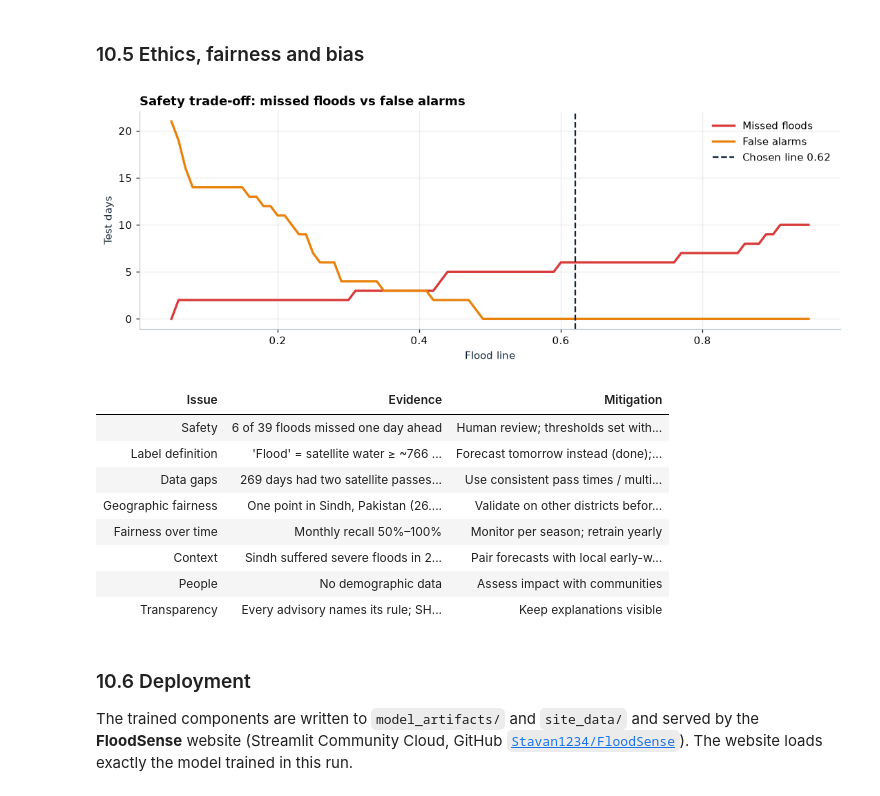
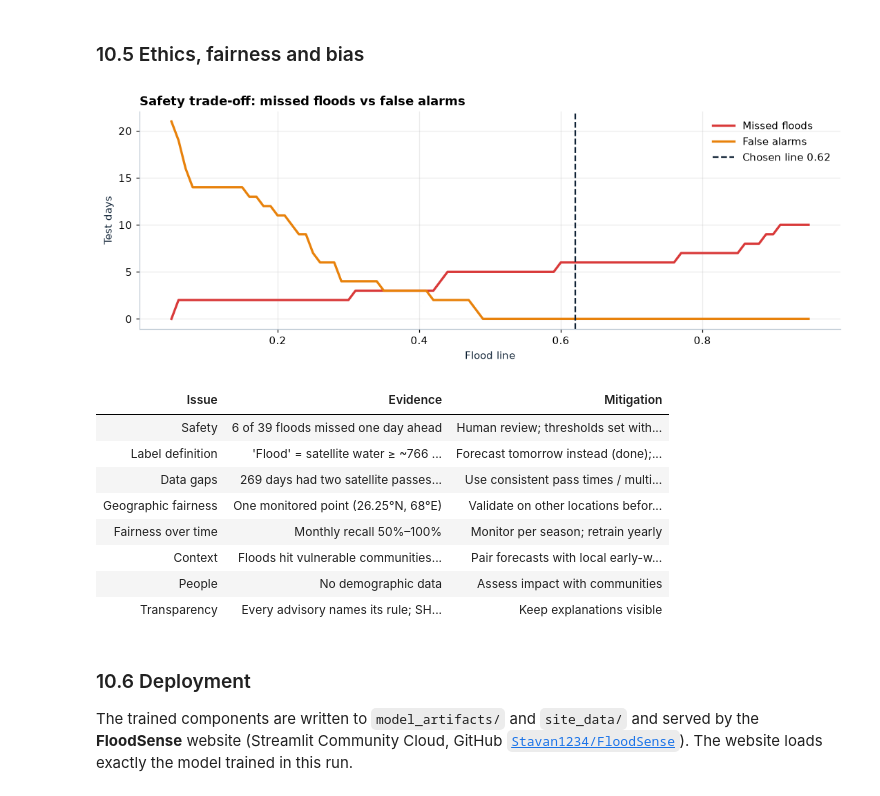
Before and after one commit to Stavan1234/FloodSense, a Jupyter notebook: CIL_Practicals_4_to_10_FloodSense.ipynb, the cells around one changed output. Drawn from its saved outputs; the diff is of its cells as text; code cells hidden in the pictures.

```diff
--- a/CIL_Practicals_4_to_10_FloodSense.ipynb
+++ b/CIL_Practicals_4_to_10_FloodSense.ipynb
@@ -1200,31 +1200,31 @@ Decision path: rule R3 fired → MONITOR (Flooded today, water near the line, or
 # %%
 grid_t = np.round(np.arange(0.05, 0.96, 0.01), 2)
 fig, ax = plt.subplots(figsize=(10, 3.8))
 ax.plot(grid_t, [int(((p_sys < t) & (y_test == 1)).sum()) for t in grid_t], color=C["red"], lw=2.2, label="Missed floods")
 ax.plot(grid_t, [int(((p_sys >= t) & (y_test == 0)).sum()) for t in grid_t], color=C["orange"], lw=2.2, label="False alarms")
 ax.axvline(TH["sys"], color=C["ink"], ls="--", label=f"Chosen line {TH['sys']:.2f}"); ax.legend()
 ax.set_xlabel("Flood line"); ax.set_ylabel("Test days"); ax.set_title("Safety trade-off: missed floods vs false alarms")
 fig.tight_layout(); save(fig, "task10_ethics"); plt.show()
 ethics = pd.DataFrame([
     ["Safety", f"{fn} of {tp + fn} floods missed one day ahead", "Human review; thresholds set with disaster-management experts"],
     ["Label definition", f"'Flood' = satellite water ≥ ~{FLOOD_LINE:.0f} km²; same-day detection is trivial", "Forecast tomorrow instead (done); validate the line with local agencies"],
     ["Data gaps", "269 days had two satellite passes; others one: water area depends on pass timing", "Use consistent pass times / multiple sensors"],
-    ["Geographic fairness", "One point in Sindh, Pakistan (26.25°N, 68°E)", "Validate on other districts before wider use"],
+    ["Geographic fairness", "One monitored point (26.25°N, 68°E)", "Validate on other locations before wider use"],
     ["Fairness over time", f"Monthly recall {monthly_perf['Recall'].min():.0%}–{monthly_perf['Recall'].max():.0%}", "Monitor per season; retrain yearly"],
-    ["Context", "Sindh suffered severe floods in 2022; warnings matter most for vulnerable communities", "Pair forecasts with local early-warning channels"],
+    ["Context", "Floods hit vulnerable communities hardest; a missed warning costs most there", "Pair forecasts with local early-warning channels"],
     ["People", "No demographic data", "Assess impact with communities"],
     ["Transparency", "Every advisory names its rule; SHAP explains the scores", "Keep explanations visible"],
 ], columns=["Issue", "Evidence", "Mitigation"])
 display(ethics.style.hide(axis="index").set_properties(**{"text-align": "left"}))
 # %% [output]
 [figure]
 | Issue | Evidence | Mitigation |
 | Safety | 6 of 39 floods missed one day ahead | Human review; thresholds set with... |
 | Label definition | 'Flood' = satellite water ≥ ~766 ... | Forecast tomorrow instead (done);... |
 | Data gaps | 269 days had two satellite passes... | Use consistent pass times / multi... |
-| Geographic fairness | One point in Sindh, Pakistan (26.... | Validate on other districts befor... |
+| Geographic fairness | One monitored point (26.25°N, 68°E) | Validate on other locations befor... |
 | Fairness over time | Monthly recall 50%–100% | Monitor per season; retrain yearly |
-| Context | Sindh suffered severe floods in 2... | Pair forecasts with local early-w... |
+| Context | Floods hit vulnerable communities... | Pair forecasts with local early-w... |
 | People | No demographic data | Assess impact with communities |
 | Transparency | Every advisory names its rule; SH... | Keep explanations visible |
 # %% [markdown]
```
Also changed, not shown: parts of 4 cells of this notebook, 27 other files.
